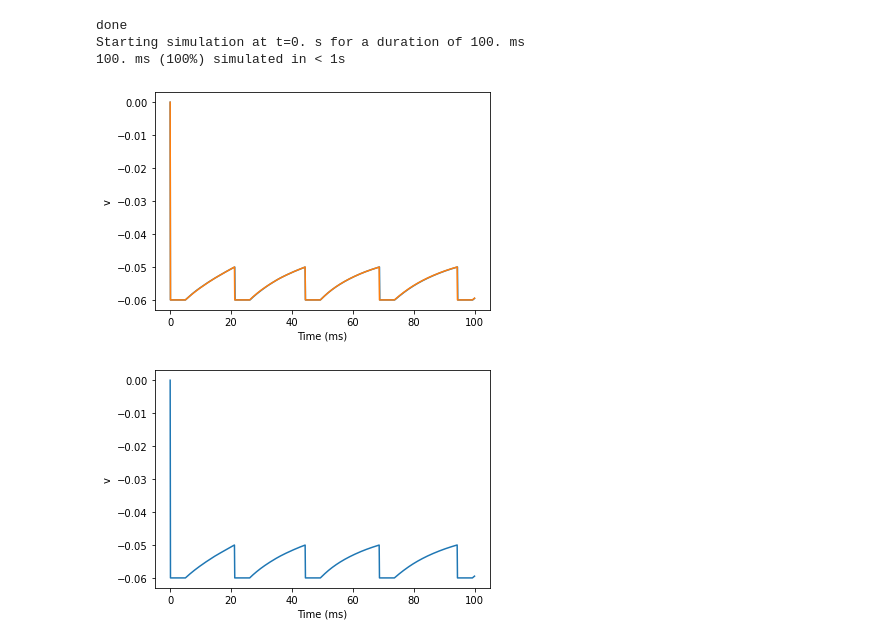
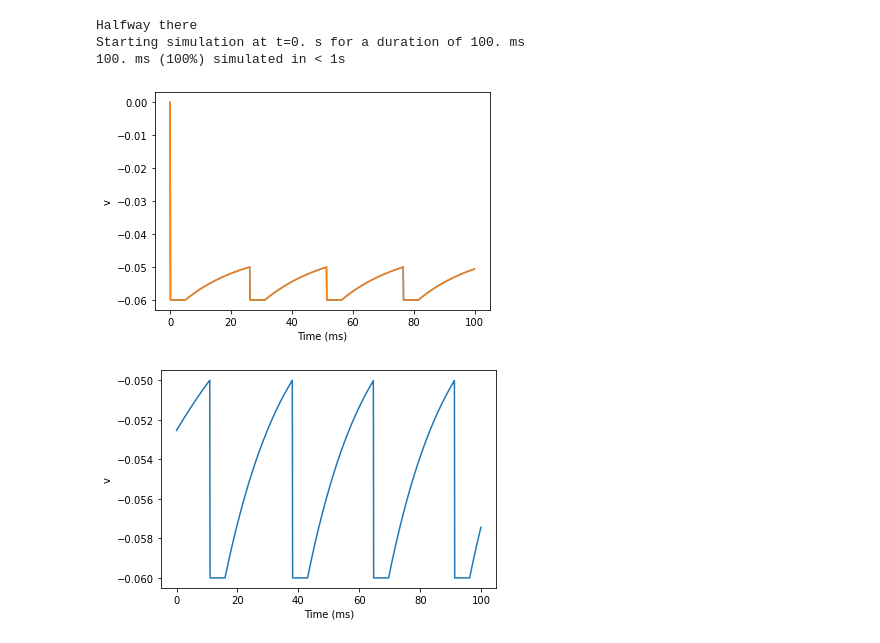
Before and after one commit to EmilyBjartskular/spiking-adventure, a Jupyter notebook: notebook/Synapses connections.ipynb, the cells around one changed output. Cells and saved outputs as stored; diff of their text form; code cells hidden in the pictures.

```diff
--- a/notebook/Synapses connections.ipynb
+++ b/notebook/Synapses connections.ipynb
@@ -98,7 +98,7 @@ seed(11922)  # to get identical figures for repeated runs
 ### General parameters
 
 
-input_neurons = 100 ### insert no of input neurons here ###
+input_neurons = 200 ### insert no of input neurons here ###
 i,j,N_e,N_i = synapse_generator(input_neurons) # Calls the function with connections
 
 duration = 100*ms      # Total simulation time
@@ -125,10 +125,10 @@ U_0 = 0.6              # Synaptic release probability at rest
 Omega_d = 2.0/second   # Synaptic depression rate
 Omega_f = 3.33/second  # Synaptic facilitation rate
 
-indices = [5] #np.linspace(0, 50, num=2)
+indices = [0,5,0] #np.linspace(0, 50, num=2)
 
 
-times = [50]*ms #np.linspace(10, 90, num=2)*ms
+times = [49,50,51]*ms #np.linspace(10, 90, num=2)*ms
 
 
 ################################################################################
@@ -161,16 +161,22 @@ right = NeuronGroup(1, model=neuron_eqs,
 # Random initial membrane potential values and conductances
 neurons.v = 'E_l + rand()*(V_th-E_l)'
 neurons.g_e = 'w_e'
-#neurons.g_i = 'w_i'
+neurons.g_i = 'w_i'
 #neurons.I = 2
-#neurons.tau = [10, 100]*ms
-input_layer = SpikeGeneratorGroup(input_neurons, indices, times) # assigs 1/4 of the neurons to the input layer
+#neurons.tau = 10*ms
+
+#SpikeGeneratorGroup(N, indices, times, dt=None, clock=None,
+#                        period=0*second, when='thresholds', order=0,
+#                        sorted=False, name='spikegeneratorgroup*',
+#                        codeobj_class=None)
+
+input_layer = SpikeGeneratorGroup(input_neurons, indices, times, dt=sim_dt) # assigs 1/4 of the neurons to the input layer
 #input_layer = input_group[:input_neurons]
 inh_neurons = neurons[:input_neurons] # assigs 1/4 of the neurons to the inhibitory layer
 left_layer  = neurons[1*input_neurons:2*input_neurons-1] # assigs 1/4 -1 of the neurons to the left exitatory layer
 right_layer = neurons[2*input_neurons-1:3*input_neurons-2] # assigs 1/4 -1 of the neurons to the right exitatory layer
-left_neuron = left[0] # assigs 1 of the neurons to the final left layer
-right_neuron= right[0] # assigs 1 of the neurons to the final right layer
+left_neuron = left[0] # assigns 1 of the neurons to the final left layer
+right_neuron= right[0] # assigns 1 of the neurons to the final right layer
 ### Synapses
 synapses_eqs = '''
 # Usage of releasable neurotransmitter per single action potential:
@@ -209,13 +215,13 @@ final_right.connect(i=[*range(0,input_neurons-1)],j=0)
 
 # Start from "resting" condition: all synapses have fully-replenished
 # neurotransmitter resources
-exc_syn.x_S = 1
-exc_syn_left.x_S = 1
-exc_syn_right.x_S = 1
-inh_syn_right.x_S = 1
-inh_syn_left.x_S = 1
-final_left.x_S = 1
-final_right.x_S = 1
+#exc_syn.x_S = 1
+#exc_syn_left.x_S = 1
+#exc_syn_right.x_S = 1
+#inh_syn_right.x_S = 1
+#inh_syn_left.x_S = 1
+#final_left.x_S = 1
+#final_right.x_S = 1
 
 
 # ##############################################################################
@@ -238,9 +244,9 @@ synapse_mon = StateMonitor(exc_syn, ['u_S', 'x_S'],
 
 M_left = StateMonitor(left_neuron, 'v', record=0)
 M_right = StateMonitor(right_neuron, 'v', record=0)
+L_right = StateMonitor(inh_neurons, 'v', record=0)
 
-
-print('done')
+print('Halfway there')
 
 
 
@@ -257,14 +263,14 @@ plot(M_right.t/ms, M_right.v[0])
 xlabel('Time (ms)')
 ylabel('v');
 # %% [output]
-done
+Halfway there
 Starting simulation at t=0. s for a duration of 100. ms
 100. ms (100%) simulated in < 1s
-[figure, old version]
+[figure, new version]
 # %%
 
-plot(M_right.t/ms, M_right.v[0])
+plot(L_right.t/ms, L_right.v[0])
 xlabel('Time (ms)')
 ylabel('v');
 # %% [output]
-[figure, old version]
+[figure, new version]
```
Also changed, not shown: parts of 1 cell of this notebook.
